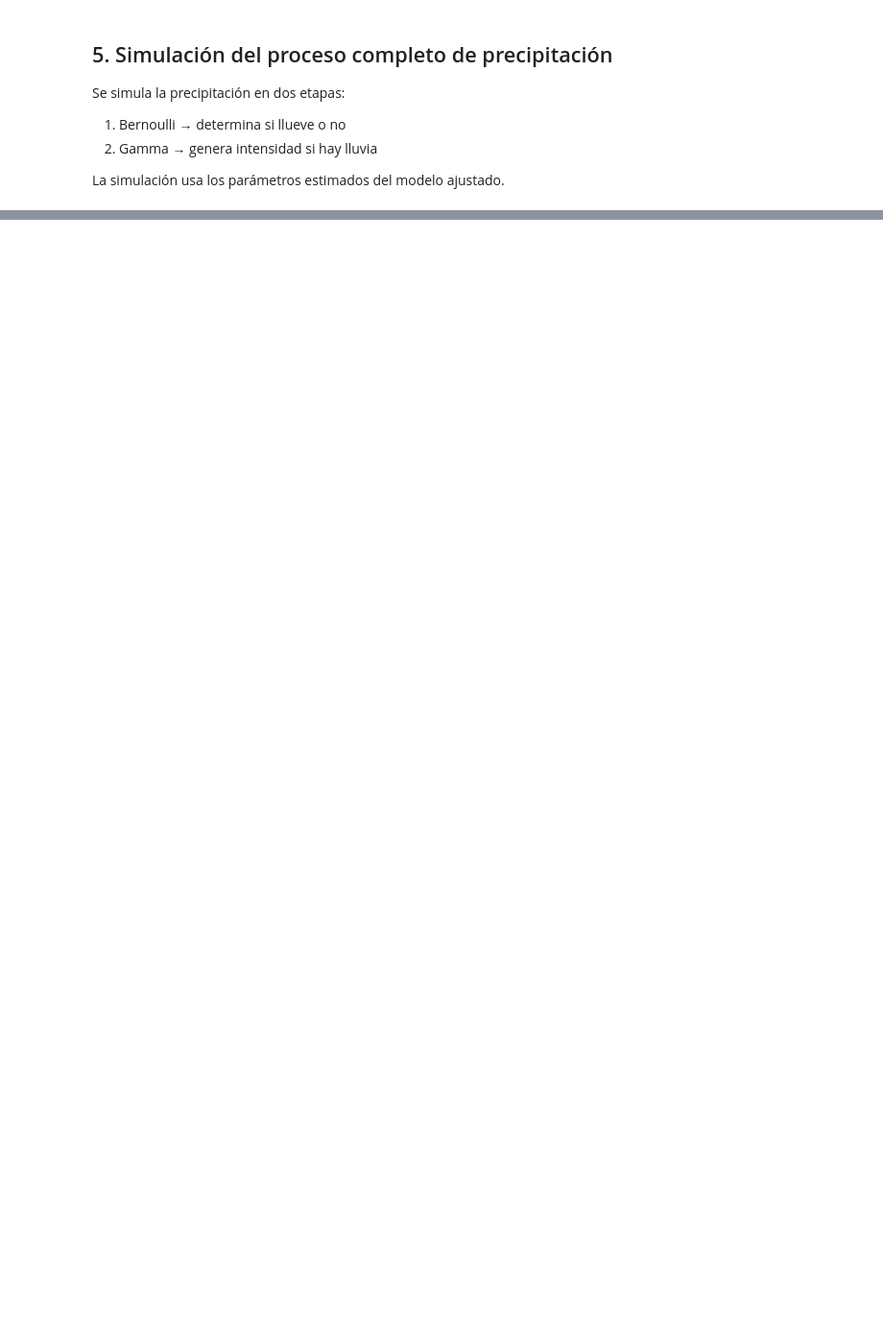
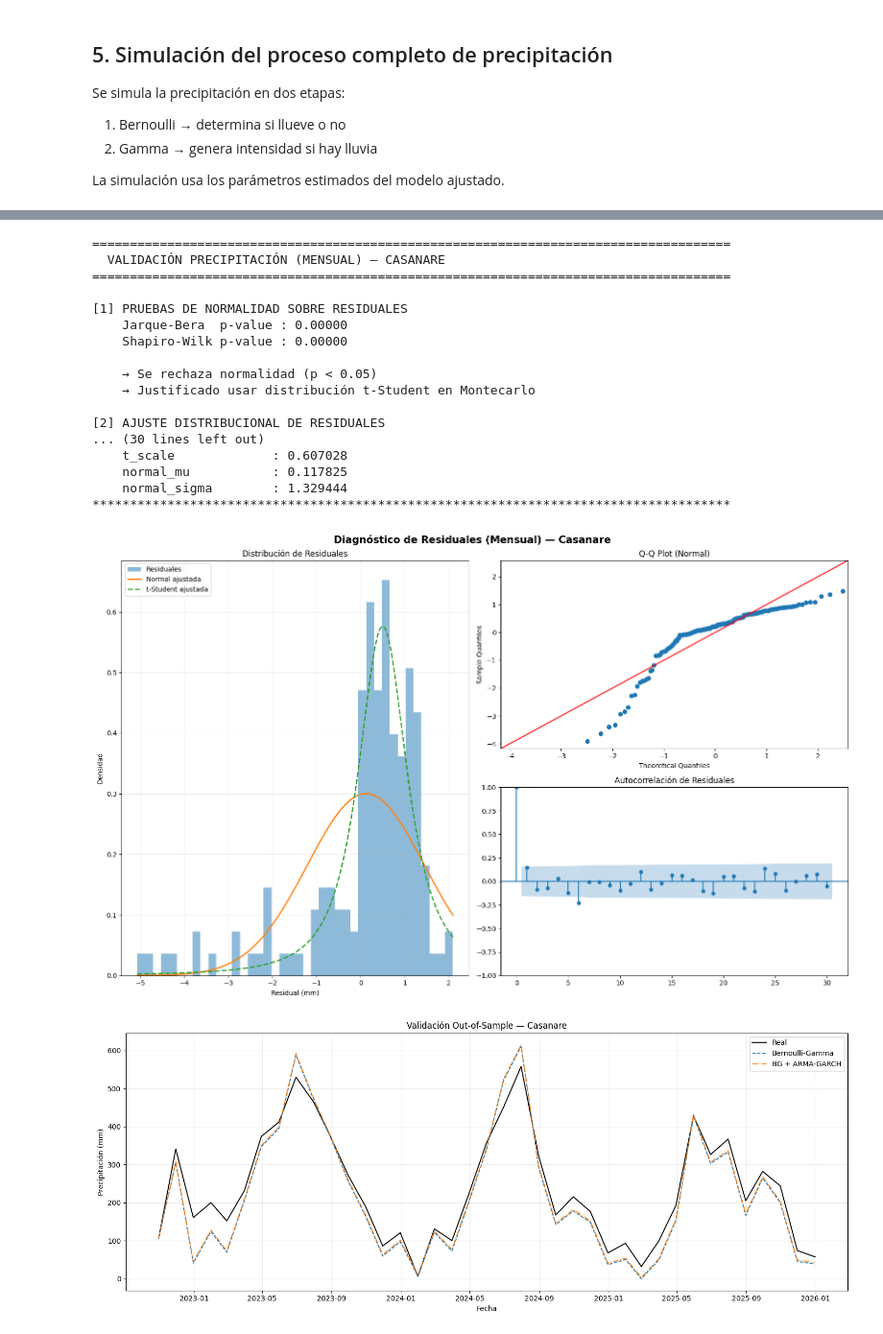
Before and after one commit to despinosaa/enso_rice_weather_derivatives, a Jupyter notebook: notebooks/05_precipitation_bernoulli_gamma.ipynb, the cells around one changed output, grey strips where cells are left out. Shown at 96% size. Cells and saved outputs as stored; diff of their text form; code cells hidden in the pictures; blank space fills up the shorter version.

```diff
--- a/notebooks/05_precipitation_bernoulli_gamma.ipynb
+++ b/notebooks/05_precipitation_bernoulli_gamma.ipynb
@@ -82,9 +96,6 @@ Temperature_Min_C    -0.0126      0.021     -0.616      0.538      -0.053
 Con el modelo ajustado se calcula la probabilidad diaria de precipitación.
 
 Esto será usado posteriormente para simular la ocurrencia de lluvia.
-# %%
-# Probabilidad estimada de lluvia
-df['p_rain'] = logit_model.predict(X)
 # %% [markdown]
 ## 4. Modelo de intensidad de lluvia (Gamma)
 
@@ -149,25 +117,3 @@ Se simula la precipitación en dos etapas:
 2. Gamma → genera intensidad si hay lluvia
 
 La simulación usa los parámetros estimados del modelo ajustado.
-# %%
-import numpy as np
-
-# 1. Probabilidad de lluvia (todos los días)
-p_rain = logit_model.predict(X)
-
-# 2. Simulación de ocurrencia (mismo tamaño)
-occurrence = np.random.binomial(1, p_rain)
-
-# 3. Media de intensidad (para TODOS los días, no solo lluvia)
-Xg_full = df[['Temperature_Avg_C', 'Temperature_Max_C', 'Temperature_Min_C']]
-Xg_full = sm.add_constant(Xg_full)
-mu_full = gamma_model.predict(Xg_full)
-
-# 4. Shape del Gamma (estimado del modelo)
-shape = gamma_model.scale  # aproximación estadística
-
-# 5. Simulación de intensidad (solo si llueve)
-rain_intensity = np.random.gamma(shape, mu_full / shape)
-
-# 6. Precipitación final
-precip_sim = occurrence * rain_intensity
@@ -698,0 +633,38 @@ Modelo Base (Sin Est.)            2.4029             2.9521               0.0978
+# %%
+# =============================================================================
+# EJECUCIÓN
+# =============================================================================
+
+res_casanare = validar_modelos_precipitacion(
+    df_Casanare,
+    nombre_dpto='Casanare',
+    frecuencia='mensual',
+    threshold=5
+)
+
+res_tolima = validar_modelos_precipitacion(
+    df_Tolima,
+    nombre_dpto='Tolima',
+    frecuencia='mensual',
+    threshold=5
+)
+# %% [output]
+=====================================================================================
+  VALIDACIÓN PRECIPITACIÓN (MENSUAL) — CASANARE
+=====================================================================================
+
+[1] PRUEBAS DE NORMALIDAD SOBRE RESIDUALES
+    Jarque-Bera  p-value : 0.00000
+    Shapiro-Wilk p-value : 0.00000
+
+    → Se rechaza normalidad (p < 0.05)
+    → Justificado usar distribución t-Student en Montecarlo
+
+[2] AJUSTE DISTRIBUCIONAL DE RESIDUALES
+... (30 lines left out)
+    t_scale             : 0.607028
+    normal_mu           : 0.117825
+    normal_sigma        : 1.329444
+*************************************************************************************
+[figure, added]
+[figure, added]
```
Also changed, not shown: parts of 13 cells of this notebook.
